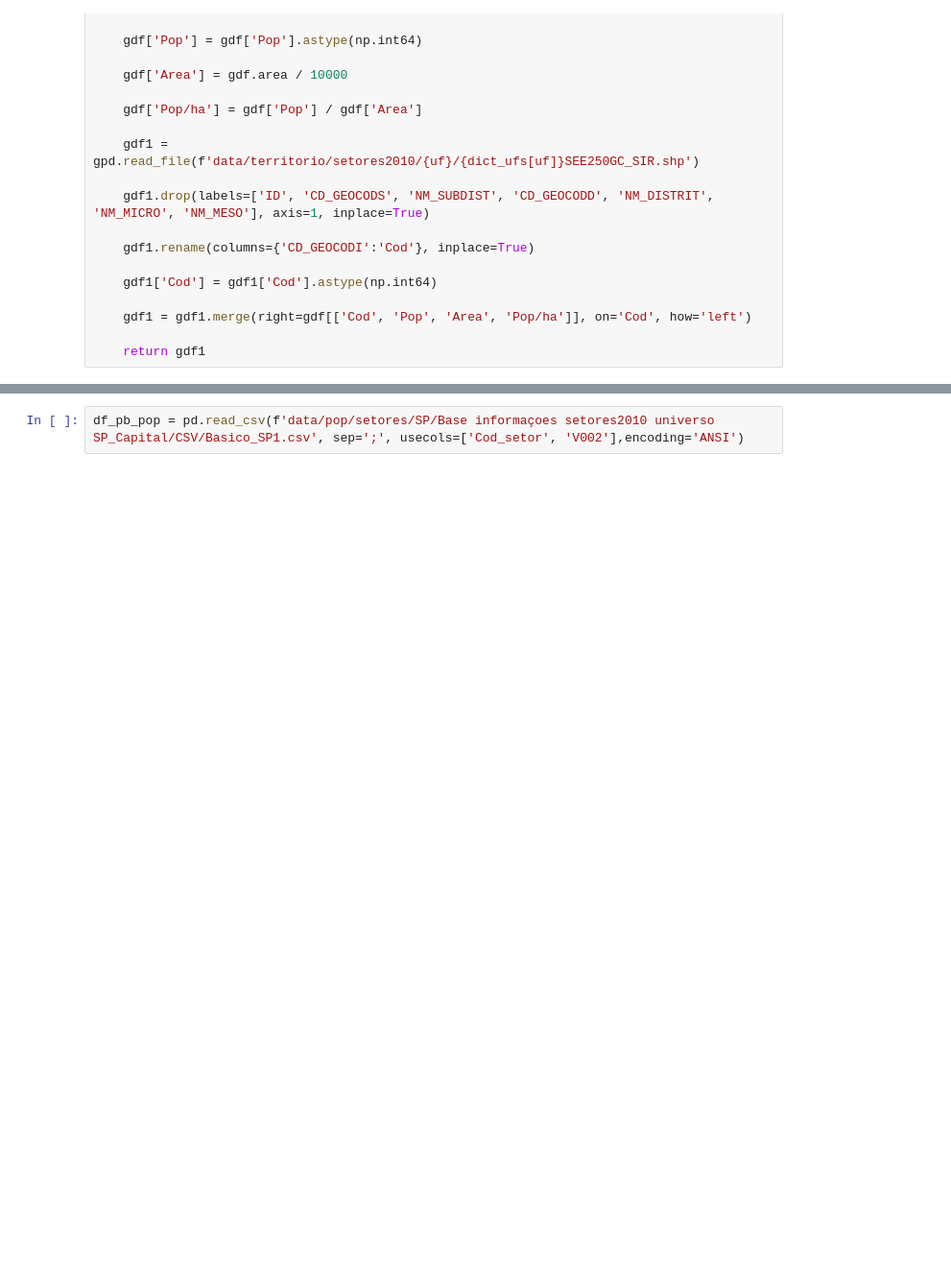
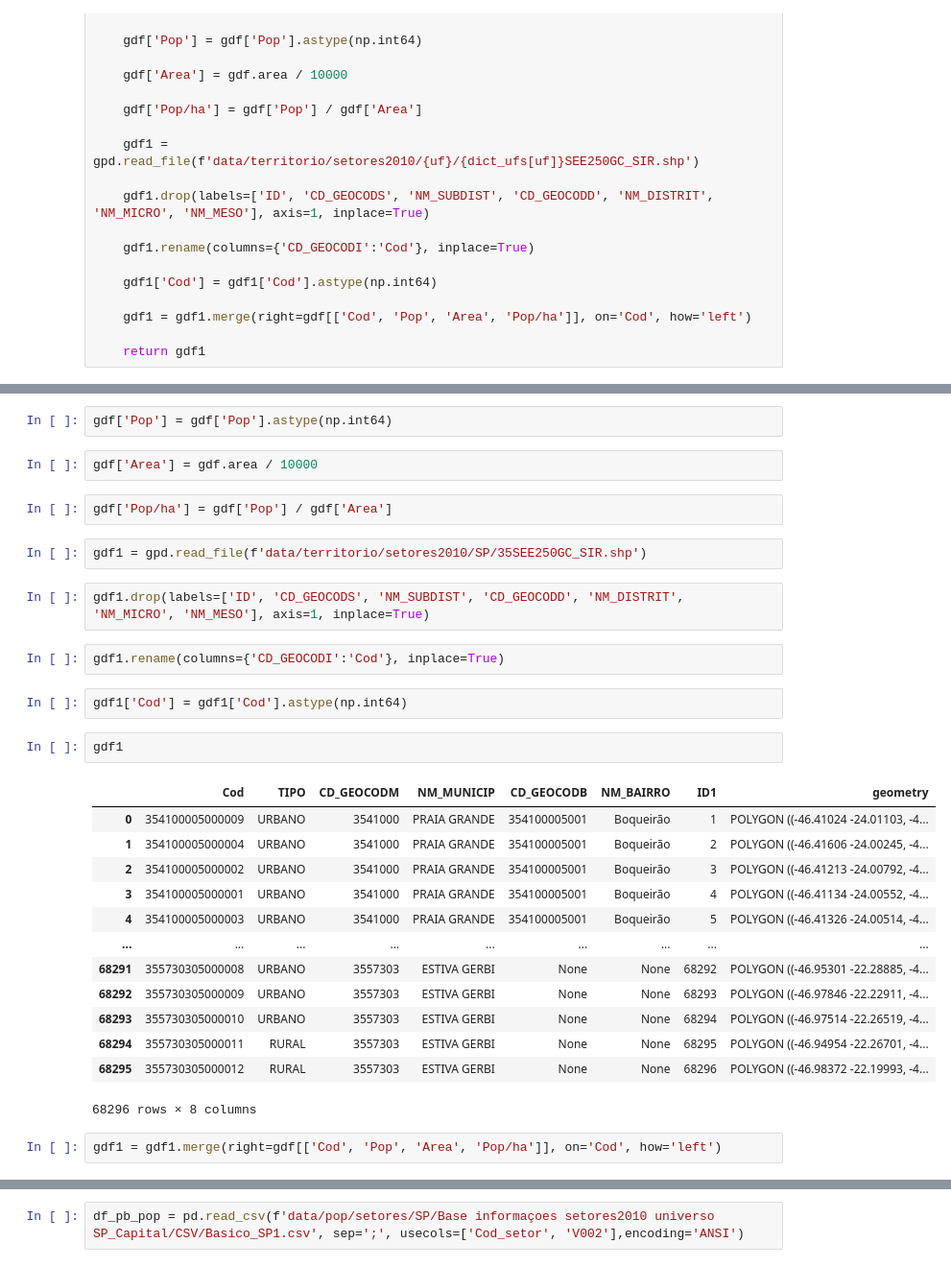
Before and after one commit to augustogeog/popapp, a Jupyter notebook: geodata.ipynb, the cells around one changed output, grey strips where cells are left out. Shown at 96% size. Drawn from its saved outputs; the diff is of its cells as text; blank space fills up the shorter version.

```diff
--- a/geodata.ipynb
+++ b/geodata.ipynb
@@ -288,0 +265,32 @@ def treat_sectors_shp(uf):
+# %%
+gdf['Pop'] = gdf['Pop'].astype(np.int64)
+# %%
+gdf['Area'] = gdf.area / 10000
+# %%
+gdf['Pop/ha'] = gdf['Pop'] / gdf['Area']
+# %%
+gdf1 = gpd.read_file(f'data/territorio/setores2010/SP/35SEE250GC_SIR.shp')
+# %%
+gdf1.drop(labels=['ID', 'CD_GEOCODS', 'NM_SUBDIST', 'CD_GEOCODD', 'NM_DISTRIT', 'NM_MICRO', 'NM_MESO'], axis=1, inplace=True)
+# %%
+gdf1.rename(columns={'CD_GEOCODI':'Cod'}, inplace=True)
+# %%
+gdf1['Cod'] = gdf1['Cod'].astype(np.int64)
+# %%
+gdf1
+# %% [output]
+|  | Cod | TIPO | CD_GEOCODM | NM_MUNICIP | CD_GEOCODB | NM_BAIRRO | ID1 | geometry |
+| 0 | 354100005000009 | URBANO | 3541000 | PRAIA GRANDE | 354100005001 | Boqueirão | 1 | POLYGON ((-46.41024 -24.01103, -4... |
+| 1 | 354100005000004 | URBANO | 3541000 | PRAIA GRANDE | 354100005001 | Boqueirão | 2 | POLYGON ((-46.41606 -24.00245, -4... |
+| 2 | 354100005000002 | URBANO | 3541000 | PRAIA GRANDE | 354100005001 | Boqueirão | 3 | POLYGON ((-46.41213 -24.00792, -4... |
+| 3 | 354100005000001 | URBANO | 3541000 | PRAIA GRANDE | 354100005001 | Boqueirão | 4 | POLYGON ((-46.41134 -24.00552, -4... |
+| 4 | 354100005000003 | URBANO | 3541000 | PRAIA GRANDE | 354100005001 | Boqueirão | 5 | POLYGON ((-46.41326 -24.00514, -4... |
+| ... | ... | ... | ... | ... | ... | ... | ... | ... |
+| 68291 | 355730305000008 | URBANO | 3557303 | ESTIVA GERBI | None | None | 68292 | POLYGON ((-46.95301 -22.28885, -4... |
+| 68292 | 355730305000009 | URBANO | 3557303 | ESTIVA GERBI | None | None | 68293 | POLYGON ((-46.97846 -22.22911, -4... |
+| 68293 | 355730305000010 | URBANO | 3557303 | ESTIVA GERBI | None | None | 68294 | POLYGON ((-46.97514 -22.26519, -4... |
+| 68294 | 355730305000011 | RURAL | 3557303 | ESTIVA GERBI | None | None | 68295 | POLYGON ((-46.94954 -22.26701, -4... |
+| 68295 | 355730305000012 | RURAL | 3557303 | ESTIVA GERBI | None | None | 68296 | POLYGON ((-46.98372 -22.19993, -4... |
+68296 rows × 8 columns
+# %%
+gdf1 = gdf1.merge(right=gdf[['Cod', 'Pop', 'Area', 'Pop/ha']], on='Cod', how='left')
```
Also changed, not shown: parts of 59 cells of this notebook, 1 other file.
